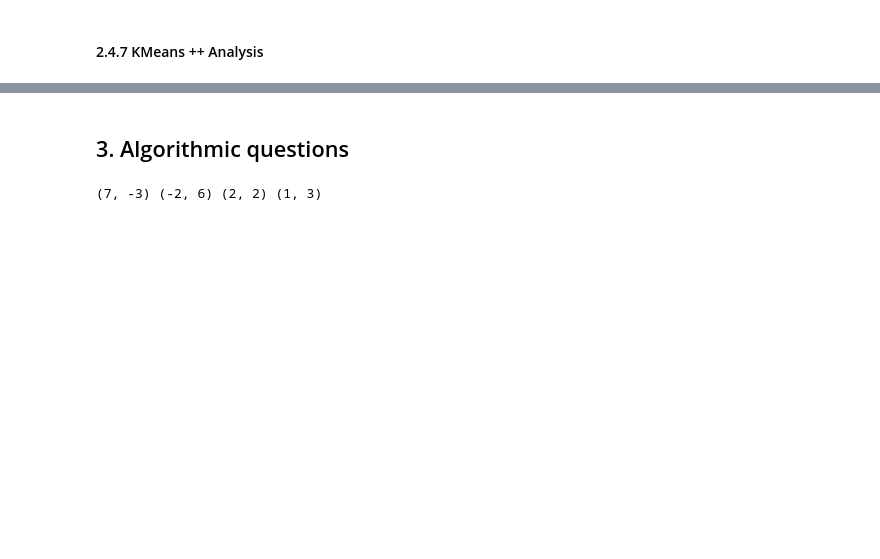
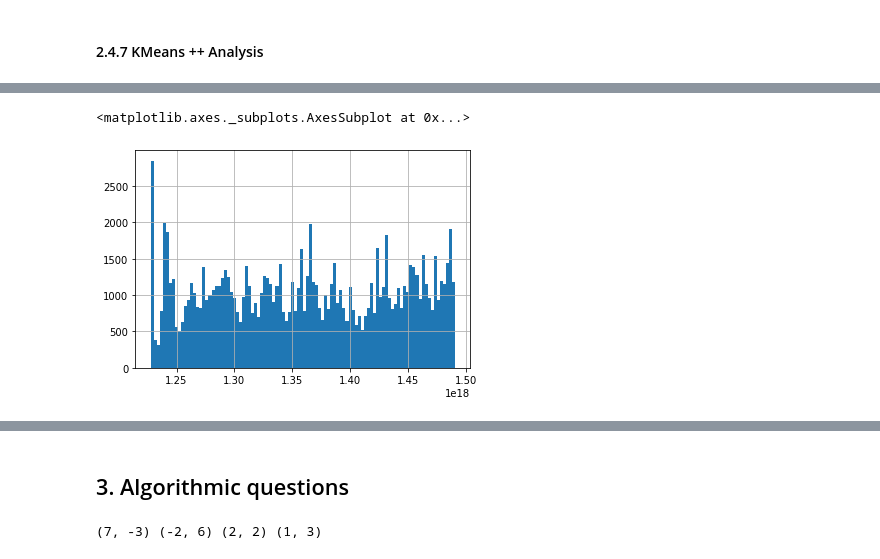
Before and after one commit to pommier1989235/ADM_HW4, a Jupyter notebook: Question_2+Algo_question.ipynb, the cells around one changed output, grey strips where cells are left out. Drawn from its saved outputs; the diff is of its cells as text; code cells hidden in the pictures; blank space fills up the shorter version.

```diff
--- a/Question_2+Algo_question.ipynb
+++ b/Question_2+Algo_question.ipynb
@@ -877,0 +814,23 @@ K, silhouette_scores = silhouette_method(Z, 2, 20)
+# %%
+# 'track_date_created' is integer/numerical variable so we have to make 4 categories
+#relevant_variables['track_date_created'] = preprocessing.StandardScaler().fit_transform(relevant_variables[['track_date_created']].to_numpy())
+
+col = relevant_variables2['track_duration']
+
+threshold_0 = col.min()
+threshold_1 = sorted(col)[len(col)//4]
+threshold_2 = sorted(col)[len(col)//4 * 2]
+threshold_3 = sorted(col)[len(col)//4 * 3]
+threshold_4 = col.max()
+
+print("threshold_0 =", threshold_0)
+print("threshold_1 =",threshold_1)
+print("threshold_2 =",threshold_2)
+print("threshold_3 =",threshold_3)
+print("threshold_4 =",threshold_4)
+
+relevant_variables2['track_duration_categories'] = 0
+relevant_variables2['track_duration_categories'].loc[(threshold_0 <= col) & (col < threshold_1)] = 1
+relevant_variables2['track_duration_categories'].loc[(threshold_1 <= col) & (col < threshold_2)] = 2
+relevant_variables2['track_duration_categories'].loc[(threshold_2 <= col) & (col < threshold_3)] = 3
+relevant_variables2['track_duration_categories'].loc[(threshold_3 <= col) & (col <= threshold_4)] = 4
@@ -877,0 +851,6 @@ K, silhouette_scores = silhouette_method(Z, 2, 20)
+# %%
+# 'track_date_created' is integer/numerical variable so we have to make 4 categories
+relevant_variables2['track_date_created'].hist(bins = 100)
+# %% [output]
+<matplotlib.axes._subplots.AxesSubplot at 0x...>
+[figure, added]
```
Also changed, not shown: parts of 49 cells of this notebook.
